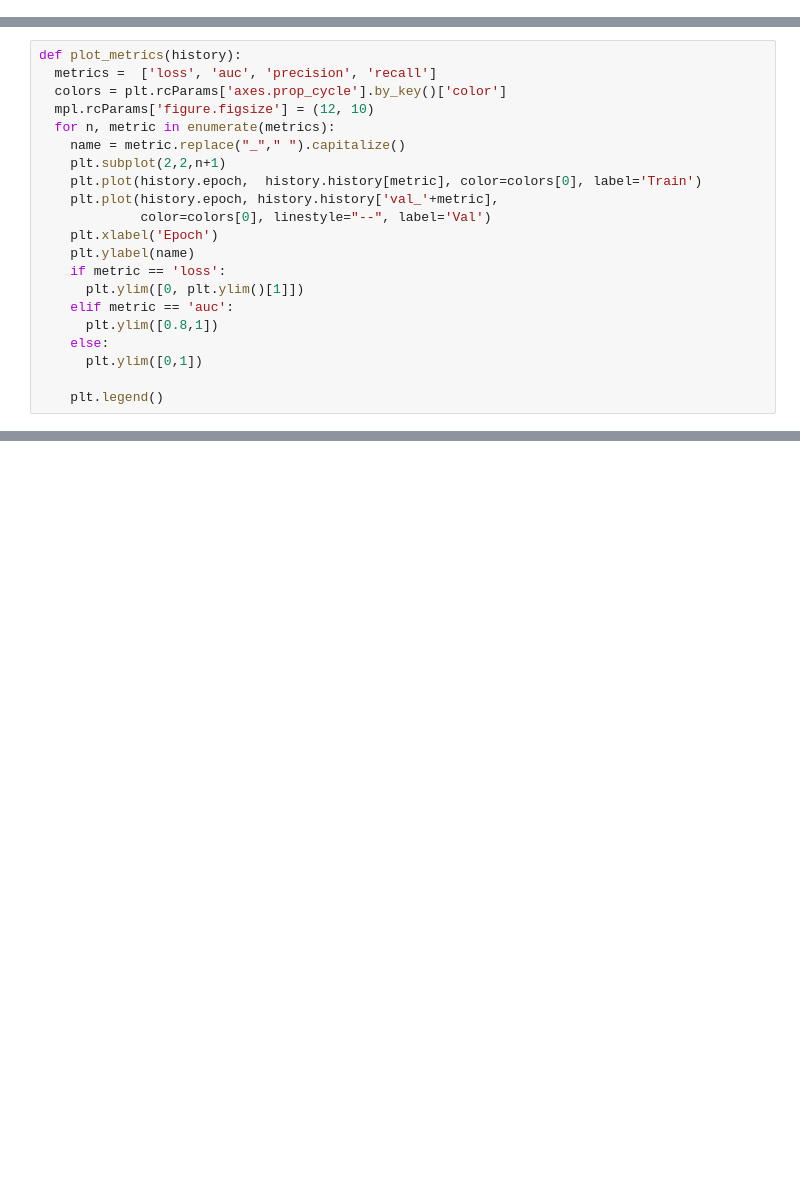
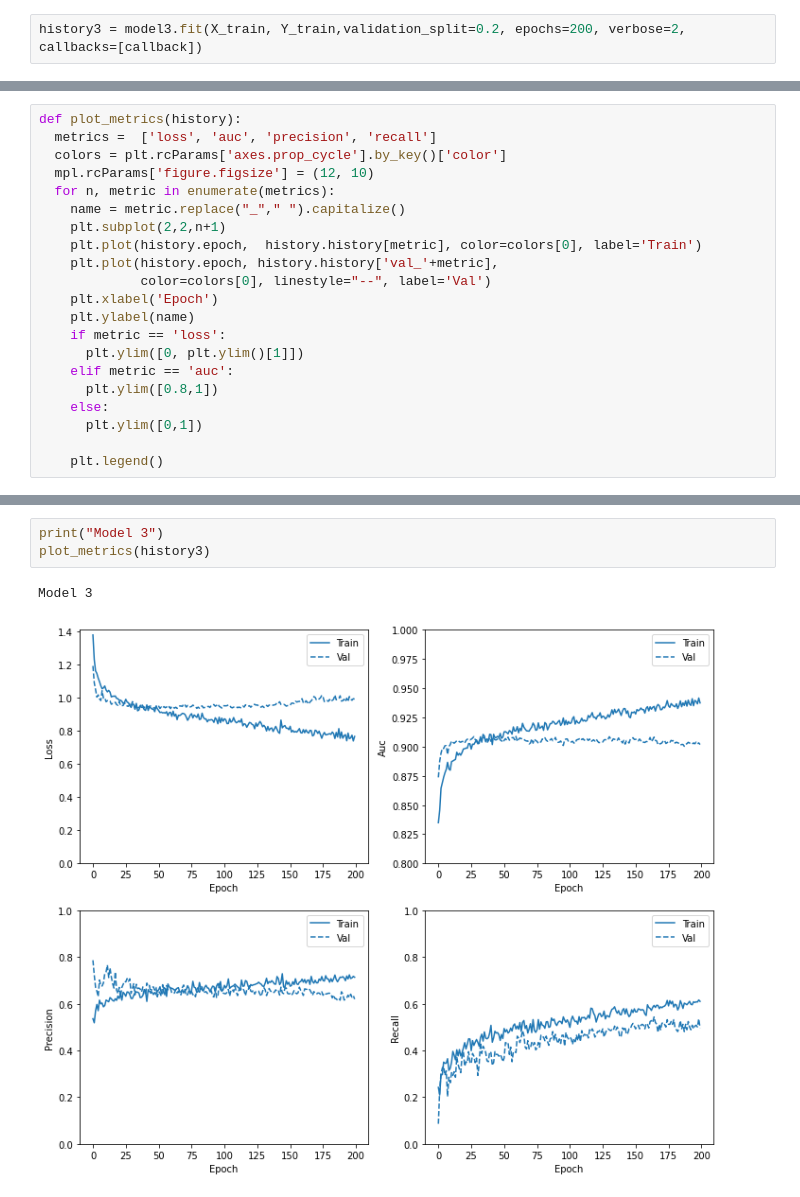
Before and after one commit to yudhiesh/RedWineQuality, a Jupyter notebook: ANN.ipynb, the cells around one changed output, grey strips where cells are left out. Cells and saved outputs as stored; diff of their text form; blank space fills up the shorter version.

```diff
--- a/ANN.ipynb
+++ b/ANN.ipynb
@@ -134,0 +277,2 @@ Epoch 200/200
+# %%
+history3 = model3.fit(X_train, Y_train,validation_split=0.2, epochs=200, verbose=2, callbacks=[callback])
@@ -159,0 +330,6 @@ plot_metrics(history)
+# %%
+print("Model 3")
+plot_metrics(history3)
+# %% [output]
+Model 3
+[figure, added]
```
Also changed, not shown: parts of 30 cells of this notebook.
